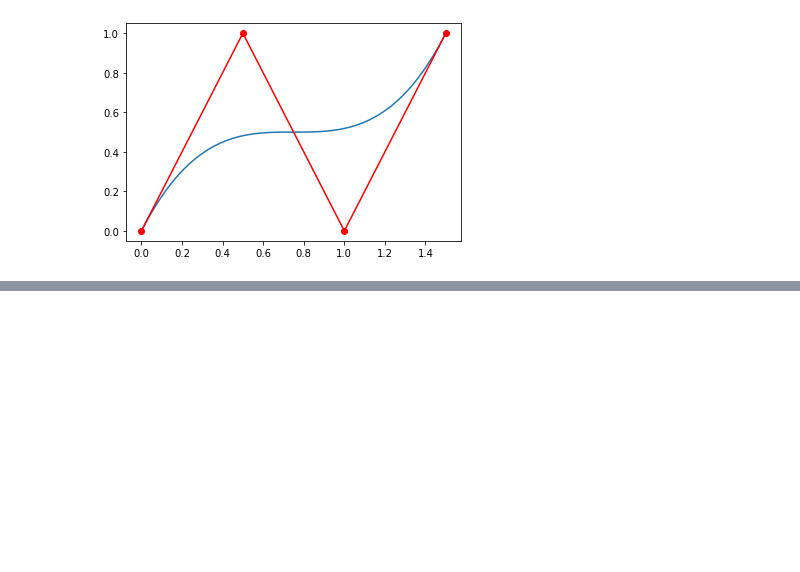
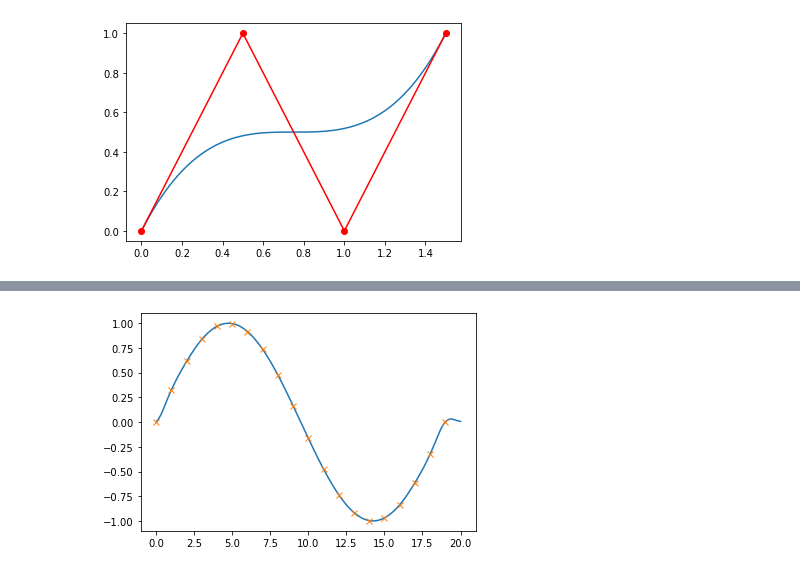
Before and after one commit to mgomezandreu/sandbox, a Jupyter notebook: spline_trajectory_optimization/traj_optim.ipynb, the cells around one changed output, grey strips where cells are left out. Drawn from its saved outputs; the diff is of its cells as text; code cells hidden in the pictures; blank space fills up the shorter version.

Commit message:
spline trajectory optimization works

```diff
--- a/spline_trajectory_optimization/traj_optim.ipynb
+++ b/spline_trajectory_optimization/traj_optim.ipynb
@@ -244,0 +300,90 @@ Total number of inequality constraints...............:      100
+# %%
+# Source: https://gist.github.com/jgillis/54767ae9e38dca3dfcb9144fb4eb4398
+
+from casadi import *
+import pylab as plt
+
+# ====================================
+#    Data to be interpolated
+#
+# =====================================
+
+
+N = 20
+
+# Generate some data to be interpolated
+xs = np.array(range(N))
+ys = sin(linspace(0, 2*pi, N))
+
+
+# ====================================
+#    Spline Basis function
+#
+# =====================================
+
+# second-order B-spline Basis
+x = SX.sym("x")
+basis = Function('basis', [x], [if_else(
+    x <= 0, x**2/2+x+0.5, if_else(x <= 1, -x**2+x+0.5, x**2/2-2*x+2))])
+
+
+# ====================================
+#    Spline function = sum of bases
+#
+# =====================================
+
+
+# Spline coefficients
+C = MX.sym("C", N)
+
+# Create spline: sum of adjacent basis functions
+X = MX.sym("X")
+
+# Anchor points of adjacent bases
+ffX = floor(X-0.5)
+fX = floor(X+0.5)
+cX = floor(X+1.5)
+
+# This is similar to symbolic indexing, but with O(N) complexity.
+# Can be replaced when implemented in CasADi
+index = DM(range(N))
+ffc = dot((index == ffX), C)
+fc = dot((index == fX), C)
+cc = dot((index == cX), C)
+
+# Sum of adjacent bases
+e = ffc*basis(X+0.5-ffX)+fc*basis(X+0.5-fX)+cc*basis(X+0.5-cX)
+
+# Construct the spline function.
+# Function of evaluation point x and coefficient list C
+spline = Function('spline', [X, C], [e])
+
+# ====================================
+#    Offline fit to data
+#
+# =====================================
+
+
+# Fitting the coefficients to the data
+spline_eval_at_nodes = spline.map('eval', 'serial', N, [1], [])
+
+err = spline_eval_at_nodes(xs, C).T - ys
+
+solver = nlpsol('solver', 'ipopt', {"f": dot(err, err), "x": C})
+Csol = solver(x0=ys)["x"]
+
+# ====================================
+#    Plot the interpolated result
+#
+# =====================================
+
+
+Ns = 10000
+ts = np.linspace(0, N, Ns)
+
+spline_eval = spline.map('eval', 'serial', Ns, [1], [])
+
+plt.plot(ts, spline_eval(ts, Csol).T)
+plt.plot(xs, ys, 'x')
+plt.show()
+# %% [output]
@@ -244,0 +407 @@ Total number of inequality constraints...............:      100
+[figure, added]
```
Also changed, not shown: parts of 12 cells of this notebook.
